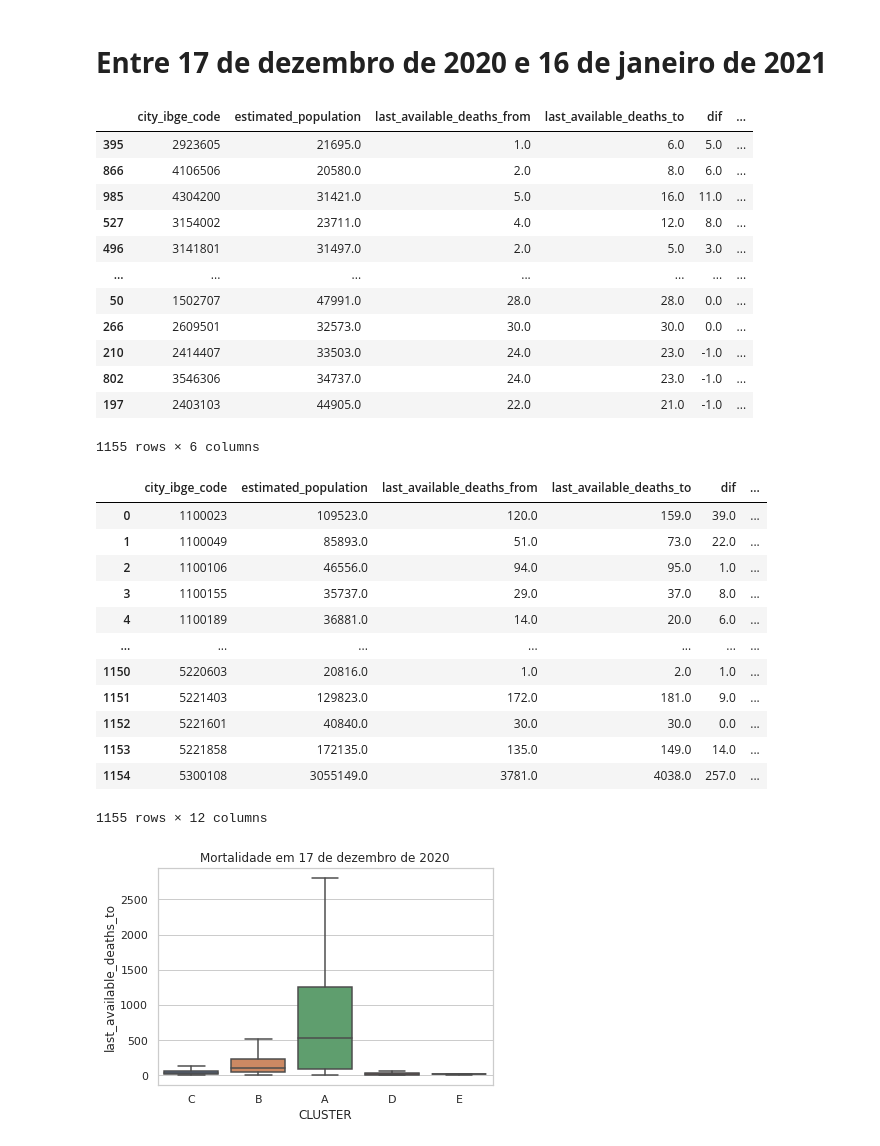
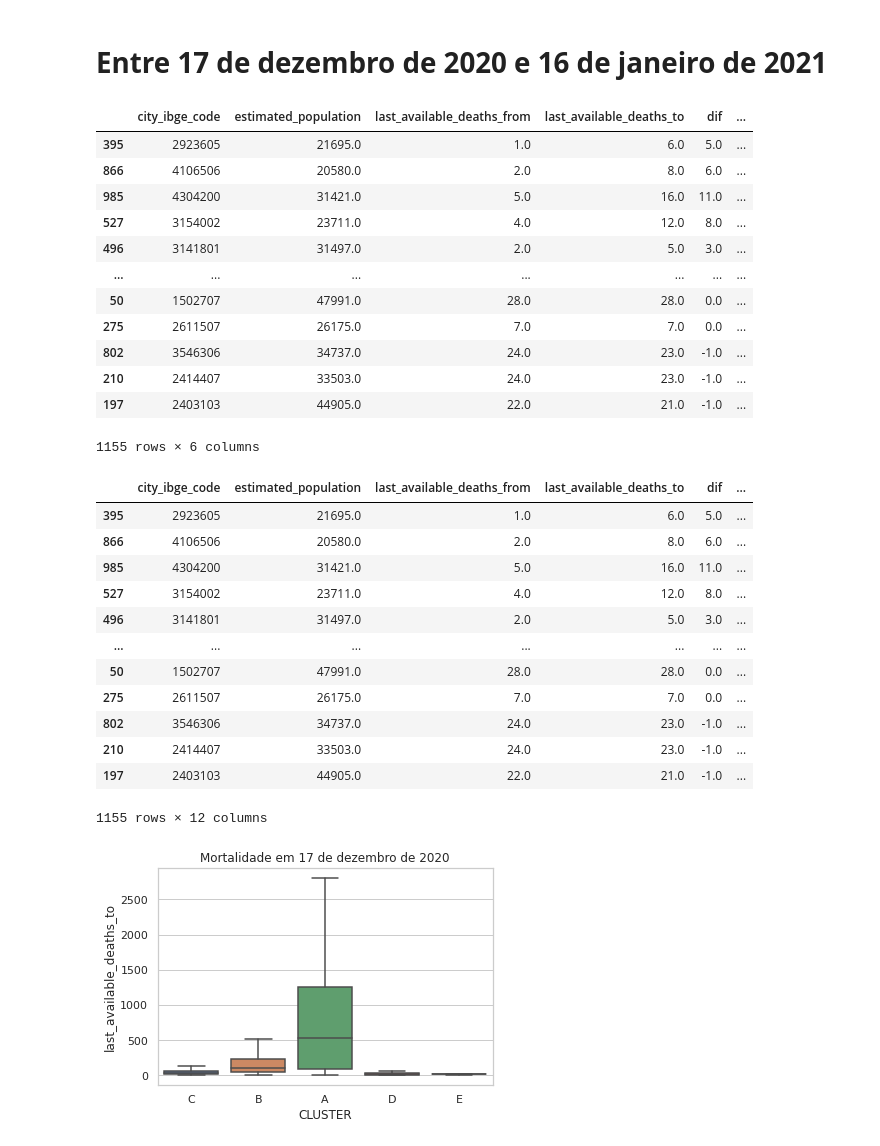
Before and after one commit to mirianbatista/covid-fatores, a Jupyter notebook: verao_covid_obitos.ipynb, the cells around one changed output. Saved outputs shown, nothing was run; the diff lists cells and outputs as text; code cells hidden in the pictures.

```diff
--- a/verao_covid_obitos.ipynb
+++ b/verao_covid_obitos.ipynb
@@ -186,11 +225,11 @@ http://dados.turismo.gov.br/categorizacao
 # %% [markdown]
 # **Entre 17 de dezembro de 2020 e 16 de janeiro de 2021**
 # %%
-covid_tur_aumento = covid_tur.groupby(['city_ibge_code', 'estimated_population']).apply(calcula_aumento_relativo, x_col='last_available_deaths', date_col='date', from_date='2020-12-17', to_date='2021-01-16').to_frame()
-covid_tur_aumento.rename(columns={0: "explodir"}, inplace=True)
-covid_tur_aumento = covid_tur_aumento['explodir'].apply(pd.Series)
-covid_tur_aumento.reset_index(inplace=True)
-covid_tur_aumento.sort_values(by='relative_dif', ascending=False)
+covid_tur_aumento_natal = covid_tur.groupby(['city_ibge_code', 'estimated_population']).apply(calcula_aumento_relativo, x_col='last_available_deaths', date_col='date', from_date='2020-12-17', to_date='2021-01-16').to_frame()
+covid_tur_aumento_natal.rename(columns={0: "explodir"}, inplace=True)
+covid_tur_aumento_natal = covid_tur_aumento_natal['explodir'].apply(pd.Series)
+covid_tur_aumento_natal.reset_index(inplace=True)
+covid_tur_aumento_natal.sort_values(by='relative_dif', ascending=False)
 # %% [output]
 |  | city_ibge_code | estimated_population | last_available_deaths_from | last_available_deaths_to | dif | ... |
 | 395 | 2923605 | 21695.0 | 1.0 | 6.0 | 5.0 | ... |
@@ -200,26 +239,26 @@ covid_tur_aumento.sort_values(by='relative_dif', ascending=False)
 | 496 | 3141801 | 31497.0 | 2.0 | 5.0 | 3.0 | ... |
 | ... | ... | ... | ... | ... | ... | ... |
 | 50 | 1502707 | 47991.0 | 28.0 | 28.0 | 0.0 | ... |
-| 266 | 2609501 | 32573.0 | 30.0 | 30.0 | 0.0 | ... |
+| 275 | 2611507 | 26175.0 | 7.0 | 7.0 | 0.0 | ... |
+| 802 | 3546306 | 34737.0 | 24.0 | 23.0 | -1.0 | ... |
 | 210 | 2414407 | 33503.0 | 24.0 | 23.0 | -1.0 | ... |
-| 802 | 3546306 | 34737.0 | 24.0 | 23.0 | -1.0 | ... |
 | 197 | 2403103 | 44905.0 | 22.0 | 21.0 | -1.0 | ... |
 1155 rows × 6 columns
 # %%
-covid_tur_aumento_categorias = pd.merge(covid_tur_aumento, cidades_turisticas, left_on="city_ibge_code", right_on="COD_IBGE", how="left")
-covid_tur_aumento_categorias
+covid_tur_aumento_categorias_natal = pd.merge(covid_tur_aumento_natal, cidades_turisticas, left_on="city_ibge_code", right_on="COD_IBGE", how="left")
+covid_tur_aumento_categorias_natal.sort_values("relative_dif", ascending=False)
 # %% [output]
 |  | city_ibge_code | estimated_population | last_available_deaths_from | last_available_deaths_to | dif | ... |
-| 0 | 1100023 | 109523.0 | 120.0 | 159.0 | 39.0 | ... |
-| 1 | 1100049 | 85893.0 | 51.0 | 73.0 | 22.0 | ... |
-| 2 | 1100106 | 46556.0 | 94.0 | 95.0 | 1.0 | ... |
-| 3 | 1100155 | 35737.0 | 29.0 | 37.0 | 8.0 | ... |
-| 4 | 1100189 | 36881.0 | 14.0 | 20.0 | 6.0 | ... |
+| 395 | 2923605 | 21695.0 | 1.0 | 6.0 | 5.0 | ... |
+| 866 | 4106506 | 20580.0 | 2.0 | 8.0 | 6.0 | ... |
+| 985 | 4304200 | 31421.0 | 5.0 | 16.0 | 11.0 | ... |
+| 527 | 3154002 | 23711.0 | 4.0 | 12.0 | 8.0 | ... |
+| 496 | 3141801 | 31497.0 | 2.0 | 5.0 | 3.0 | ... |
 | ... | ... | ... | ... | ... | ... | ... |
-| 1150 | 5220603 | 20816.0 | 1.0 | 2.0 | 1.0 | ... |
-| 1151 | 5221403 | 129823.0 | 172.0 | 181.0 | 9.0 | ... |
-| 1152 | 5221601 | 40840.0 | 30.0 | 30.0 | 0.0 | ... |
-| 1153 | 5221858 | 172135.0 | 135.0 | 149.0 | 14.0 | ... |
-| 1154 | 5300108 | 3055149.0 | 3781.0 | 4038.0 | 257.0 | ... |
+| 50 | 1502707 | 47991.0 | 28.0 | 28.0 | 0.0 | ... |
+| 275 | 2611507 | 26175.0 | 7.0 | 7.0 | 0.0 | ... |
+| 802 | 3546306 | 34737.0 | 24.0 | 23.0 | -1.0 | ... |
+| 210 | 2414407 | 33503.0 | 24.0 | 23.0 | -1.0 | ... |
+| 197 | 2403103 | 44905.0 | 22.0 | 21.0 | -1.0 | ... |
 1155 rows × 12 columns
 # %%
```
Also changed, not shown: parts of 59 cells of this notebook.
